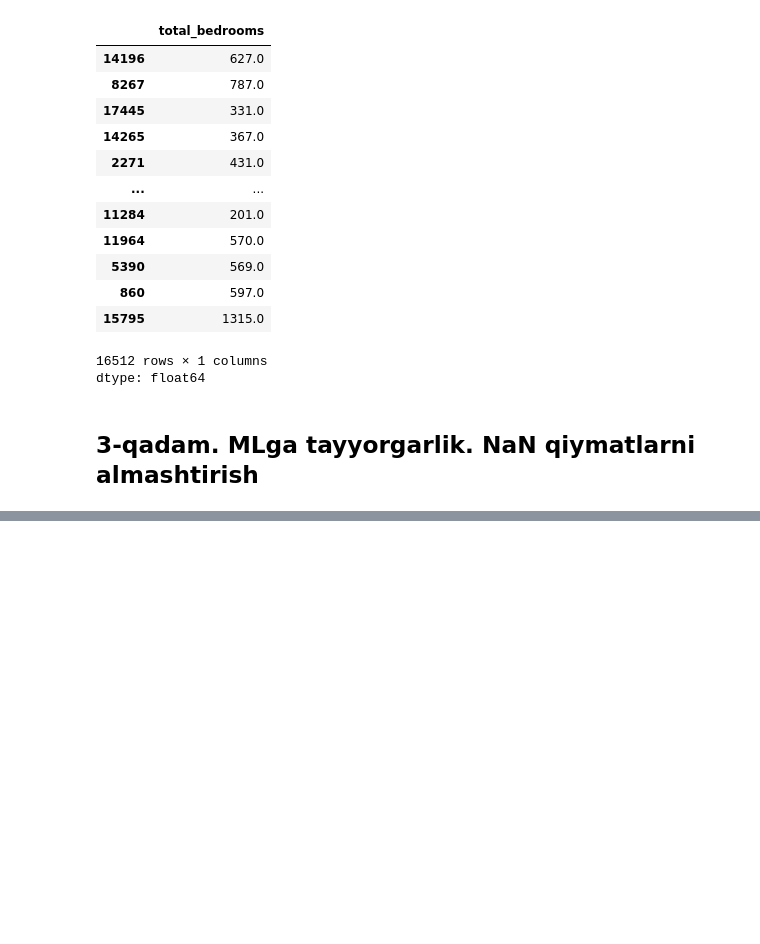
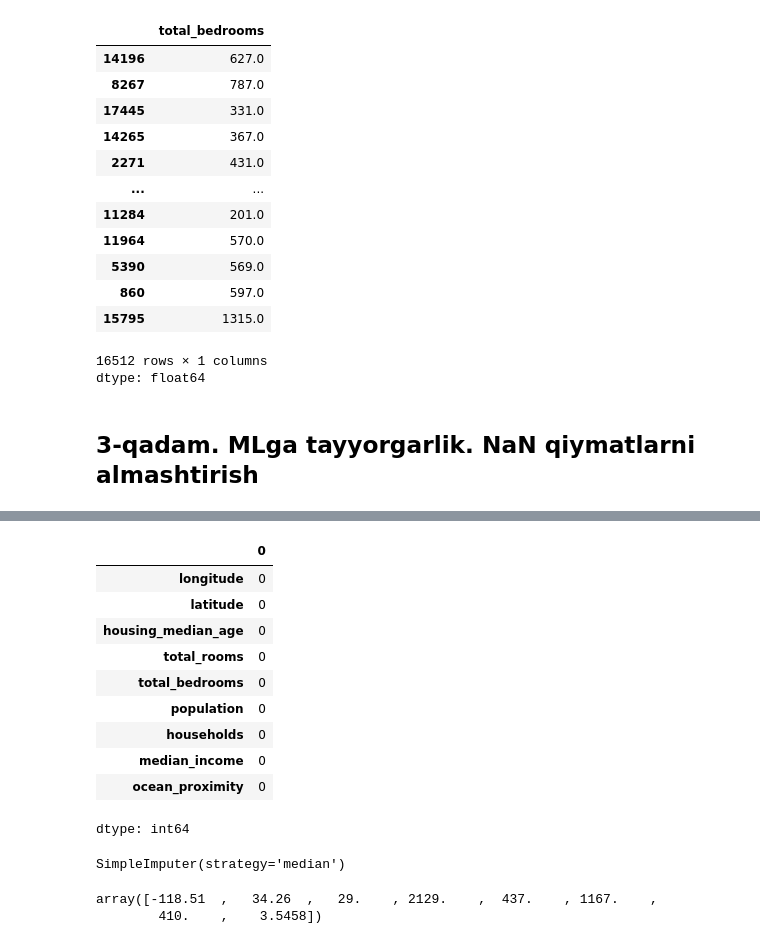
Before and after one commit to ulubeykhuja/mohir_dev_lessons, a Jupyter notebook: MLga_tayyorlash_uzim.ipynb, the cells around one changed output, grey strips where cells are left out. Drawn from its saved outputs; the diff is of its cells as text; code cells hidden in the pictures; blank space fills up the shorter version.

```diff
--- a/MLga_tayyorlash_uzim.ipynb
+++ b/MLga_tayyorlash_uzim.ipynb
@@ -81,0 +109,24 @@ dtype: float64
+# %%
+housing.isnull().sum()
+# %% [output]
+|  | 0 |
+| longitude | 0 |
+| latitude | 0 |
+| housing_median_age | 0 |
+| total_rooms | 0 |
+| total_bedrooms | 0 |
+| population | 0 |
+| households | 0 |
+| median_income | 0 |
+| ocean_proximity | 0 |
+dtype: int64
+# %%
+imputer.fit(housing_num)
+# %% [output]
+SimpleImputer(strategy='median')
+# %%
+# har bir ustun uchun median hisobladi
+imputer.statistics_
+# %% [output]
+array([-118.51  ,   34.26  ,   29.    , 2129.    ,  437.    , 1167.    ,
+        410.    ,    3.5458])
```
Also changed, not shown: parts of 12 cells of this notebook.
